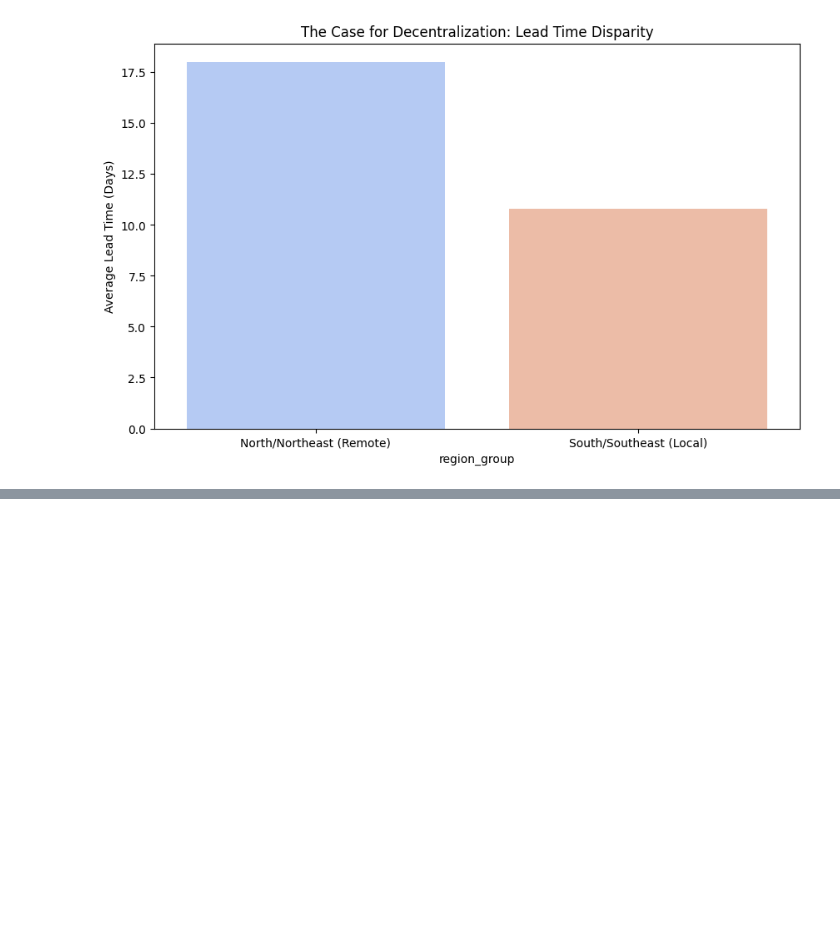
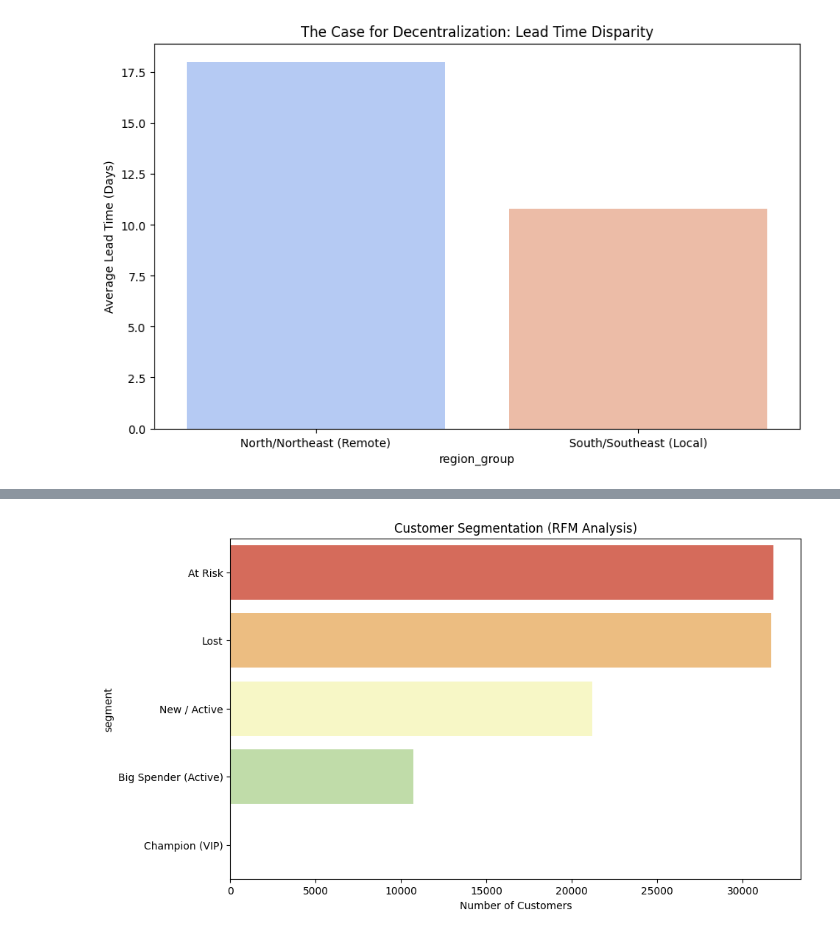
Before and after one commit to KRISHNA2127/Supply-Chain-Analysis, a Jupyter notebook: Olist_Supply_Chain_Optimization.ipynb, the cells around one changed output, grey strips where cells are left out. Saved outputs shown, nothing was run; the diff lists cells and outputs as text; code cells hidden in the pictures; blank space fills up the shorter version.

```diff
--- a/Olist_Supply_Chain_Optimization.ipynb
+++ b/Olist_Supply_Chain_Optimization.ipynb
@@ -397,0 +551,77 @@ Percentage of Remote Orders that are slow: 49.9%
+# %%
+import pandas as pd
+import numpy as np
+import matplotlib.pyplot as plt
+import seaborn as sns
+import datetime as dt
+
+orders = pd.read_csv('orders.csv')
+items = pd.read_csv('order_items.csv')
+customers = pd.read_csv('customers.csv')
+
+orders['order_purchase_timestamp'] = pd.to_datetime(orders['order_purchase_timestamp'])
+
+# PHASE 9: RFM ANALYSIS (The Marketing Layer)
+
+# 1. Prepare the Data
+order_value = items.groupby('order_id')['price'].sum().reset_index()
+rfm_data = pd.merge(orders, order_value, on='order_id')
+rfm_data = pd.merge(rfm_data, customers[['customer_id', 'customer_unique_id']], on='customer_id')
+
+# 2. Calculate RFM Metrics
+latest_date = rfm_data['order_purchase_timestamp'].max() + dt.timedelta(days=1)
+
+rfm = rfm_data.groupby('customer_unique_id').agg({
+    'order_purchase_timestamp': lambda x: (latest_date - x.max()).days, # Recency
+    'order_id': 'count',
+    'price': 'sum'
+}).reset_index()
+
+rfm.rename(columns={
+    'order_purchase_timestamp': 'recency',
+    'order_id': 'frequency',
+    'price': 'monetary'
+}, inplace=True)
+
+# 3. Customer Segmentation (Quantiles)
+# We use qcut to divide into 3 buckets (1=Good, 3=Bad for Recency; 3=Good for F/M).
+try:
+    rfm['r_score'] = pd.qcut(rfm['recency'], 3, labels=[3, 2, 1])
+    rfm['m_score'] = pd.qcut(rfm['monetary'], 3, labels=[1, 2, 3])
+except ValueError:
+
+    rfm['r_score'] = pd.cut(rfm['recency'], bins=3, labels=[3, 2, 1])
+    rfm['m_score'] = pd.cut(rfm['monetary'], bins=3, labels=[1, 2, 3])
+
+def get_f_score(x):
+    if x == 1: return 1
+    elif x <= 3: return 2
+    else: return 3
+rfm['f_score'] = rfm['frequency'].apply(get_f_score)
+
+rfm['rfm_score'] = rfm['r_score'].astype(str) + rfm['f_score'].astype(str) + rfm['m_score'].astype(str)
+
+def segment_customer(row):
+    score = row['rfm_score']
+    if row['f_score'] == 3: return 'Champion (VIP)' # Frequent buyer
+    if row['m_score'] == 3 and row['r_score'] == 3: return 'Big Spender (Active)'
+    if row['r_score'] == 1: return 'Lost'
+    if row['r_score'] == 3: return 'New / Active'
+    return 'At Risk'
+
+rfm['segment'] = rfm.apply(segment_customer, axis=1)
+
+segment_counts = rfm['segment'].value_counts()
+
+plt.figure(figsize=(10, 6))
+sns.barplot(x=segment_counts.values, y=segment_counts.index, palette='Spectral')
+plt.title('Customer Segmentation (RFM Analysis)')
+plt.xlabel('Number of Customers')
+plt.show()
+
+print("\n--- RFM Analysis Findings ---")
+print(segment_counts)
+print(f"\nTotal Unique Customers Analyzed: {len(rfm)}")
+print(f"Percentage of 'One-Time Buyers' (Frequency=1): {(len(rfm[rfm['frequency']==1]) / len(rfm))*100:.1f}%")
+# %% [output]
+[figure, added]
```
Also changed, not shown: parts of 7 cells of this notebook.
